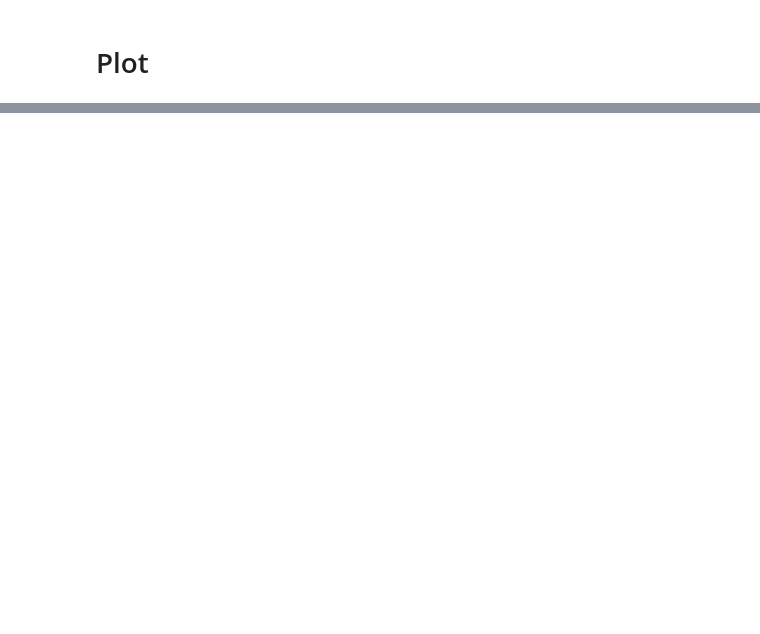
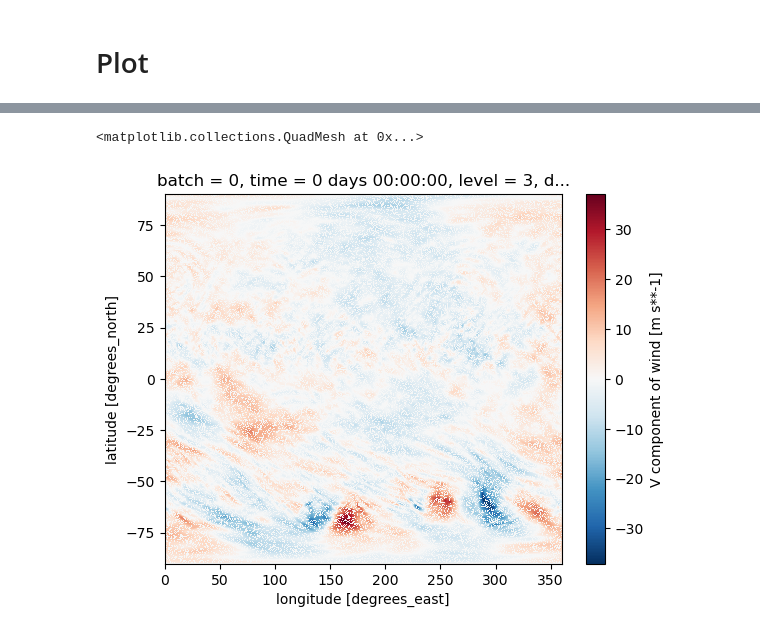
Before and after one commit to HisKim1/his_graphcast, a Jupyter notebook: spread/GC_area_spread_intensity.ipynb, the cells around one changed output, grey strips where cells are left out. Cells and saved outputs as stored; diff of their text form; code cells hidden in the pictures; blank space fills up the shorter version.

```diff
--- a/spread/GC_area_spread_intensity.ipynb
+++ b/spread/GC_area_spread_intensity.ipynb
@@ -221,0 +223,7 @@ for region in ["L lat", "M lat", "H lat", "S Korea"]:
+# %%
+data = xr.open_dataset("/geodata2/S2S/DL/GC_input/percent2/ERA5_11111111111_127_30.nc")
+data["v_component_of_wind"].isel(time=0,level=2).squeeze().plot()
+# data
+# %% [output]
+<matplotlib.collections.QuadMesh at 0x...>
+[figure, added]
```
Also changed, not shown: parts of 4 cells of this notebook, 11 other files.
